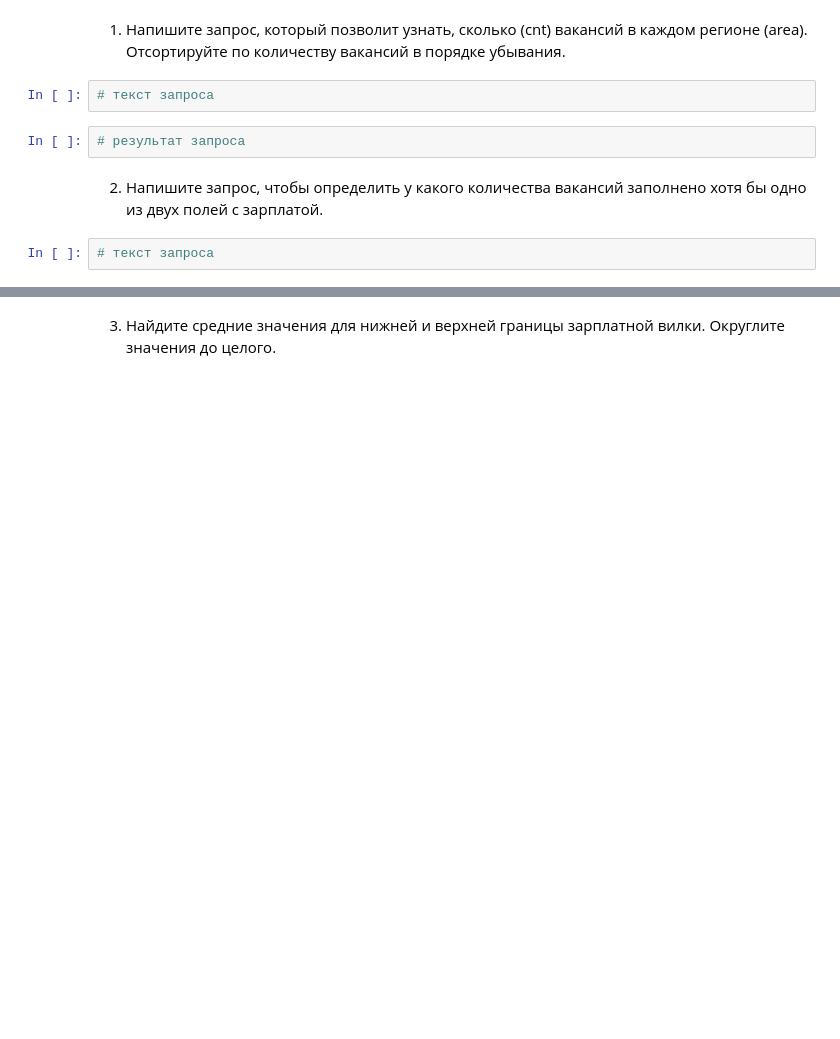
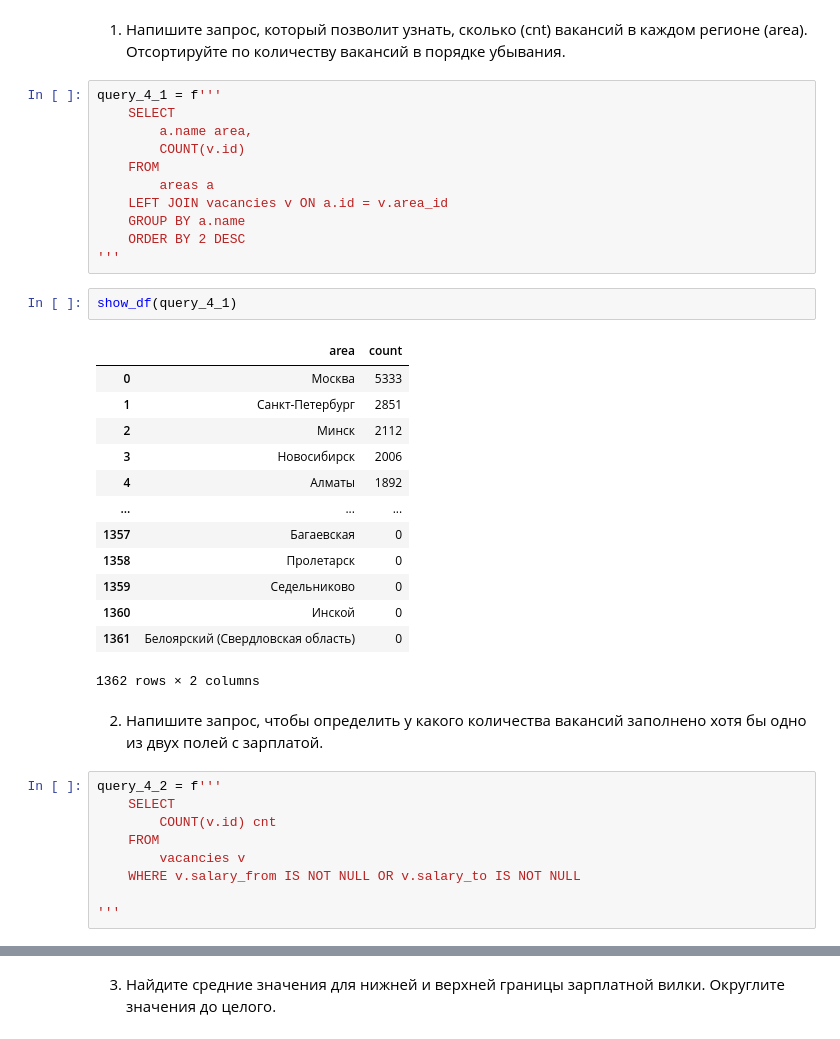
Before and after one commit to Daqria/Head-Hunter-SQL, a Jupyter notebook: HH_PROJECT.ipynb, the cells around one changed output, grey strips where cells are left out. Drawn from its saved outputs; the diff is of its cells as text; blank space fills up the shorter version.

```diff
--- a/HH_PROJECT.ipynb
+++ b/HH_PROJECT.ipynb
@@ -142,11 +136,41 @@ df_ind
 1. Напишите запрос, который позволит узнать, сколько (cnt) вакансий в каждом регионе (area).
 Отсортируйте по количеству вакансий в порядке убывания.
 # %%
-# текст запроса
+query_4_1 = f'''
+    SELECT
+        a.name area,
+        COUNT(v.id)
+    FROM
+        areas a
+    LEFT JOIN vacancies v ON a.id = v.area_id
+    GROUP BY a.name
+    ORDER BY 2 DESC
+'''
 # %%
-# результат запроса
+show_df(query_4_1)
+# %% [output]
+|  | area | count |
+| 0 | Москва | 5333 |
+| 1 | Санкт-Петербург | 2851 |
+| 2 | Минск | 2112 |
+| 3 | Новосибирск | 2006 |
+| 4 | Алматы | 1892 |
+| ... | ... | ... |
+| 1357 | Багаевская | 0 |
+| 1358 | Пролетарск | 0 |
+| 1359 | Седельниково | 0 |
+| 1360 | Инской | 0 |
+| 1361 | Белоярский (Свердловская область) | 0 |
+1362 rows × 2 columns
 # %% [markdown]
 2. Напишите запрос, чтобы определить у какого количества вакансий заполнено хотя бы одно из двух полей с зарплатой.
 # %%
-# текст запроса
+query_4_2 = f'''
+    SELECT
+        COUNT(v.id) cnt
+    FROM
+        vacancies v
+    WHERE v.salary_from IS NOT NULL OR v.salary_to IS NOT NULL
+
+'''
 # %%
```
Also changed, not shown: parts of 21 cells of this notebook.
